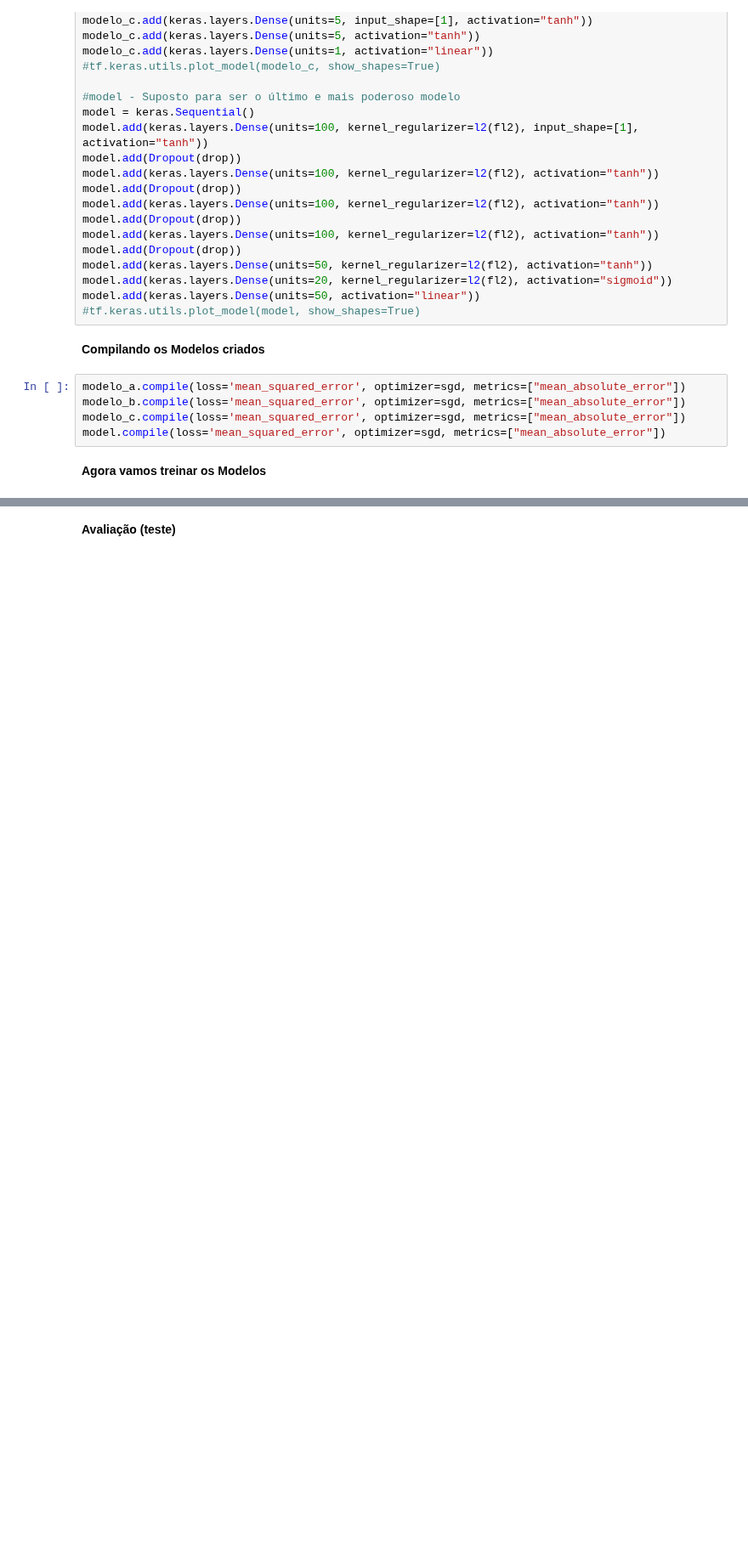
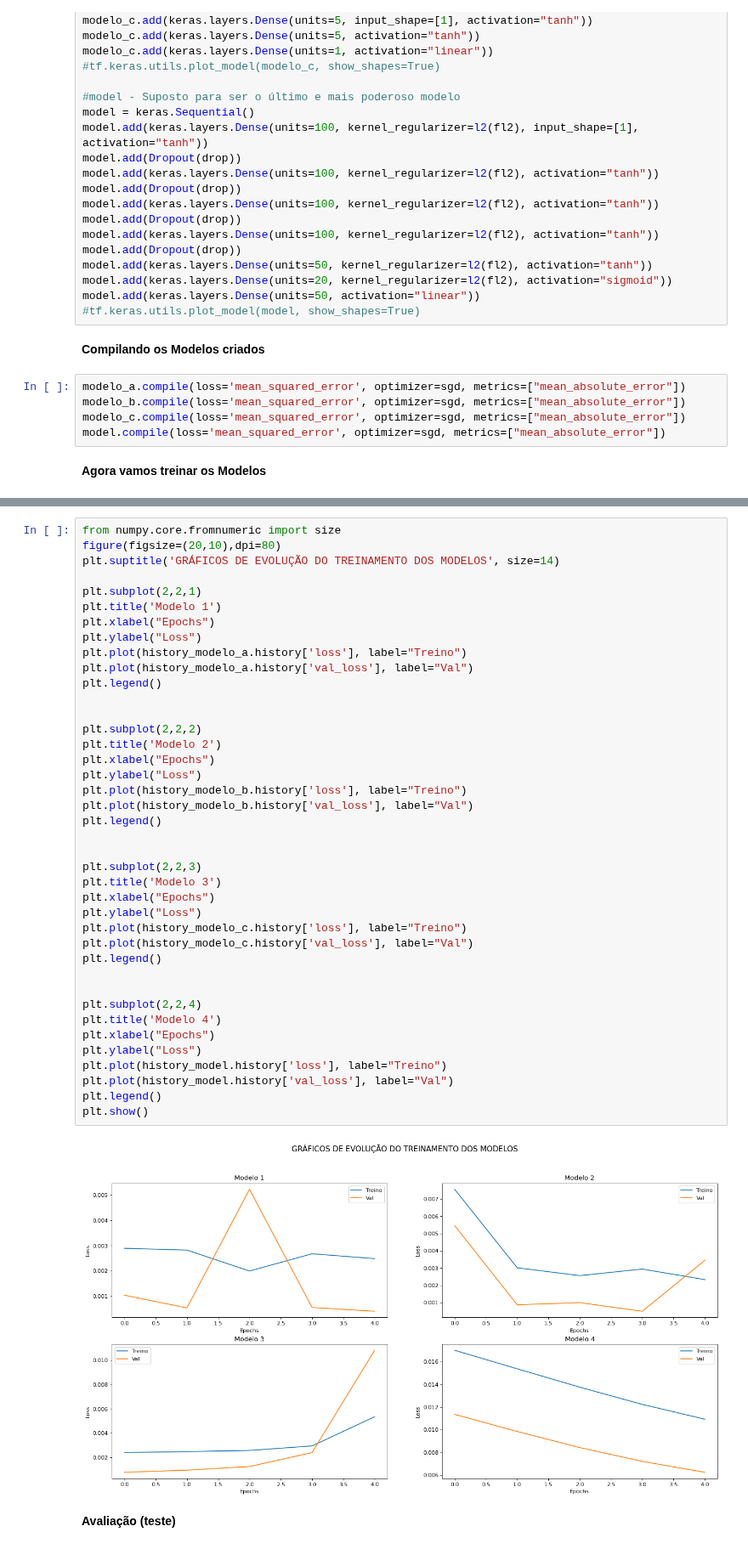
Before and after one commit to lourencocavalcante/Neurocomputacao, a Jupyter notebook: CAP351_Projeto_01_MLP.ipynb, the cells around one changed output, grey strips where cells are left out. Shown at 85% size. Cells and saved outputs as stored; diff of their text form; blank space fills up the shorter version.

```diff
--- a/CAP351_Projeto_01_MLP.ipynb
+++ b/CAP351_Projeto_01_MLP.ipynb
@@ -336,3 +329,45 @@ plt.show()
+# %%
+from numpy.core.fromnumeric import size
+figure(figsize=(20,10),dpi=80)
+plt.suptitle('GRÁFICOS DE EVOLUÇÃO DO TREINAMENTO DOS MODELOS', size=14)
+
+plt.subplot(2,2,1)
+plt.title('Modelo 1')
+plt.xlabel("Epochs")
+plt.ylabel("Loss")
+plt.plot(history_modelo_a.history['loss'], label="Treino")
+plt.plot(history_modelo_a.history['val_loss'], label="Val")
+plt.legend()
+
+
+plt.subplot(2,2,2)
+plt.title('Modelo 2')
+plt.xlabel("Epochs")
+plt.ylabel("Loss")
+plt.plot(history_modelo_b.history['loss'], label="Treino")
+plt.plot(history_modelo_b.history['val_loss'], label="Val")
+plt.legend()
+
+
+plt.subplot(2,2,3)
+plt.title('Modelo 3')
+plt.xlabel("Epochs")
+plt.ylabel("Loss")
+plt.plot(history_modelo_c.history['loss'], label="Treino")
+plt.plot(history_modelo_c.history['val_loss'], label="Val")
+plt.legend()
+
+
+plt.subplot(2,2,4)
+plt.title('Modelo 4')
+plt.xlabel("Epochs")
+plt.ylabel("Loss")
+plt.plot(history_model.history['loss'], label="Treino")
+plt.plot(history_model.history['val_loss'], label="Val")
+plt.legend()
+plt.show()
+# %% [output]
+[figure, added]
 # %% [markdown]
 **Avaliação (teste)**
 # %%
```
Also changed, not shown: parts of 9 cells of this notebook.
